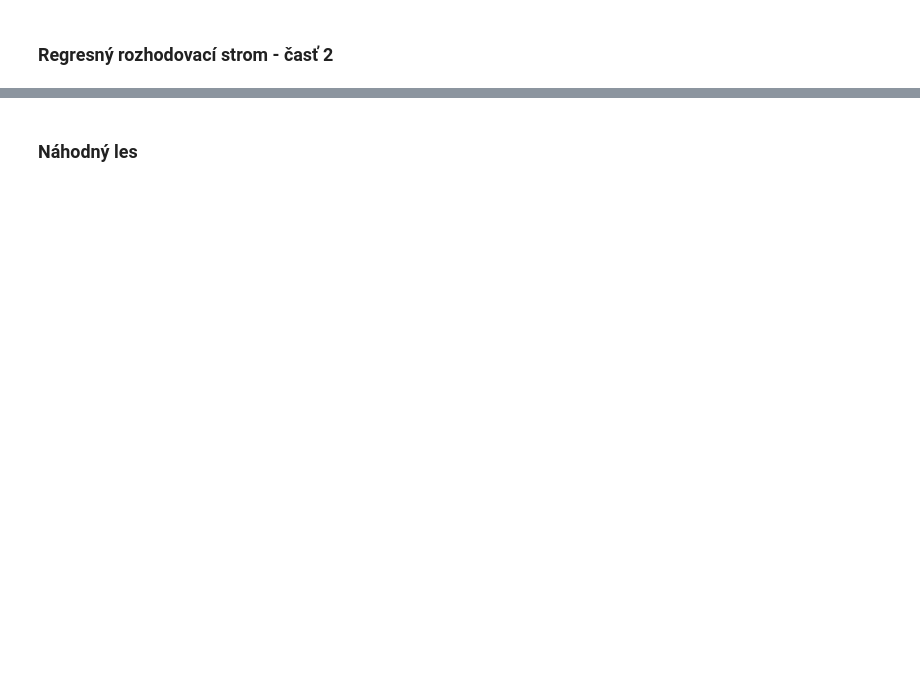
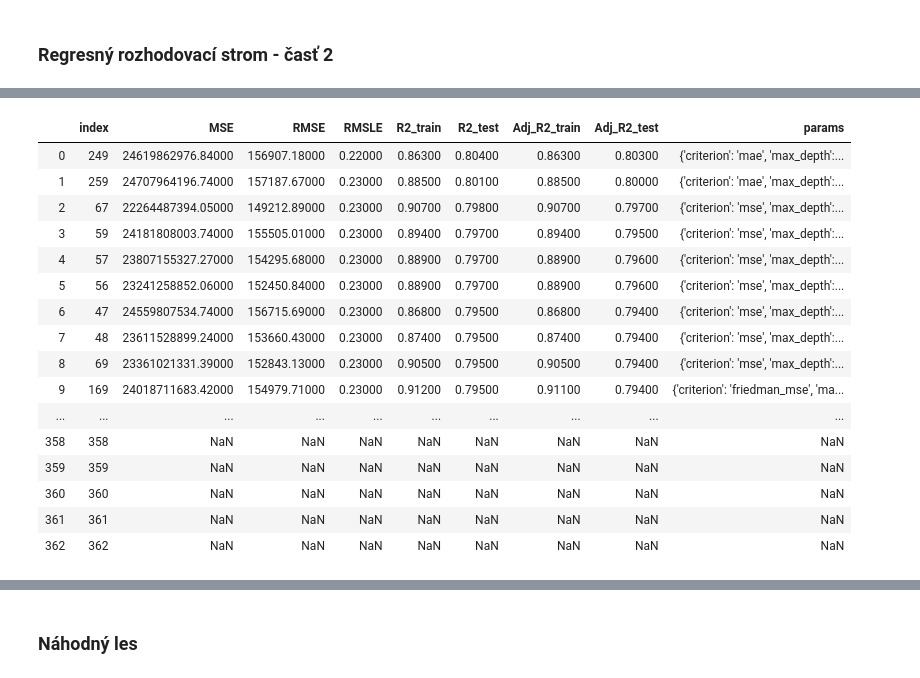
Before and after one commit to mirec3009/oznal_project, a Jupyter notebook: notebooks/Experimentovanie_a_vyhodnotenie.ipynb, the cells around one changed output, grey strips where cells are left out. Cells and saved outputs as stored; diff of their text form; code cells hidden in the pictures; blank space fills up the shorter version.

Commit message:
ADDED GridSearch

```diff
--- a/notebooks/Experimentovanie_a_vyhodnotenie.ipynb
+++ b/notebooks/Experimentovanie_a_vyhodnotenie.ipynb
@@ -444,7 +352,7 @@ features1
 # %% [markdown]
 ### Regresný rozhodovací strom
 # %%
-regr_1 = DecisionTreeRegressor(max_depth=8)
+regr_1 = DecisionTreeRegressor(max_depth=10)
 regr_1.fit(X_train, y_train)
 
 y_1 = regr_1.predict(X_valid)
@@ -503,0 +414,85 @@ Adjusted-R squared testing 0.801
+# %%
+def objective_DTree(hyperparameters, iteration):
+    regr_1 = DecisionTreeRegressor(**hyperparameters)
+    regr_1.fit(X_train, y_train)
+
+    y_1 = regr_1.predict(X_valid)
+    mean_squared_error=metrics.mean_squared_error(inv_boxcox(y_valid, price_lambda),inv_boxcox(y_1, price_lambda))
+    rmlse = metrics.mean_squared_log_error(inv_boxcox(y_valid, price_lambda), inv_boxcox(y_1, price_lambda))
+
+    r2_train = regr_1.score(X_train, y_train)
+    r2_test = regr_1.score(X_valid, y_valid)
+    adj_r2_train = 1 - (((1 - r2_train) * (X_train.shape[0] - 1)) / (X_train.shape[0] - X_train.shape[1] - 1))
+    adj_r2_test = 1 - (((1 - r2_test) * (X_valid.shape[0] - 1)) / (X_valid.shape[0] - X_valid.shape[1] - 1))
+
+    score = {
+        "MSE": round(mean_squared_error, 2),
+        "RMSE": round(np.sqrt(mean_squared_error),2),
+        "RMSLE": round(np.sqrt(rmlse),2),
+        "R2_train": round(r2_train,3),
+        "R2_test": round(r2_test,3),
+        "Adj_R2_train": round(adj_r2_train,3),
+        "Adj_R2_test": round(adj_r2_test,3)
+    }
+
+    return [score, hyperparameters]
+
+
+def grid_search(param_grid, max_iterations):
+
+    df_results = pd.DataFrame(columns = ['MSE', 'RMSE', 'RMSLE', 'R2_train', 'R2_test', 'Adj_R2_train', 'Adj_R2_test', 'params'],
+                                  index = list(range(max_iterations)))
+
+    keys, values = zip(*param_grid.items())
+
+    for i, v in enumerate(itertools.product(*values)):
+        hyperparameters = dict(zip(keys, v))
+        eval_results = objective_DTree(hyperparameters, i)
+
+        for k,v in eval_results[0].items():
+            df_results[k][i] = v
+
+        df_results['params'][i] = eval_results[1]
+
+        if i >= max_iterations-1:
+            break
+
+    # Sort with best score on top
+    df_results.sort_values('R2_test', ascending = False, inplace = True)
+    df_results.reset_index(inplace=True)
+
+    return df_results
+
+param_grid = {
+    'criterion': ['mse', 'friedman_mse', 'mae'],
+    'max_depth': np.arange(5,15,1),
+    'max_features': np.arange(5,15,1),
+    'max_leaf_nodes': [None],
+    'min_impurity_decrease': [0.0],
+    'min_impurity_split': [None],
+    'min_samples_leaf': [1],
+    'min_samples_split': [2],
+    'min_weight_fraction_leaf': [0.0],
+    'splitter': ['best']
+}
+
+df_results1 = grid_search(param_grid, 363)
+df_results1
+# %% [output]
+|  | index | MSE | RMSE | RMSLE | R2_train | R2_test | Adj_R2_train | Adj_R2_test | params |
+| 0 | 249 | 24619862976.84000 | 156907.18000 | 0.22000 | 0.86300 | 0.80400 | 0.86300 | 0.80300 | {'criterion': 'mae', 'max_depth':... |
+| 1 | 259 | 24707964196.74000 | 157187.67000 | 0.23000 | 0.88500 | 0.80100 | 0.88500 | 0.80000 | {'criterion': 'mae', 'max_depth':... |
+| 2 | 67 | 22264487394.05000 | 149212.89000 | 0.23000 | 0.90700 | 0.79800 | 0.90700 | 0.79700 | {'criterion': 'mse', 'max_depth':... |
+| 3 | 59 | 24181808003.74000 | 155505.01000 | 0.23000 | 0.89400 | 0.79700 | 0.89400 | 0.79500 | {'criterion': 'mse', 'max_depth':... |
+| 4 | 57 | 23807155327.27000 | 154295.68000 | 0.23000 | 0.88900 | 0.79700 | 0.88900 | 0.79600 | {'criterion': 'mse', 'max_depth':... |
+| 5 | 56 | 23241258852.06000 | 152450.84000 | 0.23000 | 0.88900 | 0.79700 | 0.88900 | 0.79600 | {'criterion': 'mse', 'max_depth':... |
+| 6 | 47 | 24559807534.74000 | 156715.69000 | 0.23000 | 0.86800 | 0.79500 | 0.86800 | 0.79400 | {'criterion': 'mse', 'max_depth':... |
+| 7 | 48 | 23611528899.24000 | 153660.43000 | 0.23000 | 0.87400 | 0.79500 | 0.87400 | 0.79400 | {'criterion': 'mse', 'max_depth':... |
+| 8 | 69 | 23361021331.39000 | 152843.13000 | 0.23000 | 0.90500 | 0.79500 | 0.90500 | 0.79400 | {'criterion': 'mse', 'max_depth':... |
+| 9 | 169 | 24018711683.42000 | 154979.71000 | 0.23000 | 0.91200 | 0.79500 | 0.91100 | 0.79400 | {'criterion': 'friedman_mse', 'ma... |
+| ... | ... | ... | ... | ... | ... | ... | ... | ... | ... |
+| 358 | 358 | NaN | NaN | NaN | NaN | NaN | NaN | NaN | NaN |
+| 359 | 359 | NaN | NaN | NaN | NaN | NaN | NaN | NaN | NaN |
+| 360 | 360 | NaN | NaN | NaN | NaN | NaN | NaN | NaN | NaN |
+| 361 | 361 | NaN | NaN | NaN | NaN | NaN | NaN | NaN | NaN |
+| 362 | 362 | NaN | NaN | NaN | NaN | NaN | NaN | NaN | NaN |
```
Also changed, not shown: parts of 27 cells of this notebook, 2 other files.
